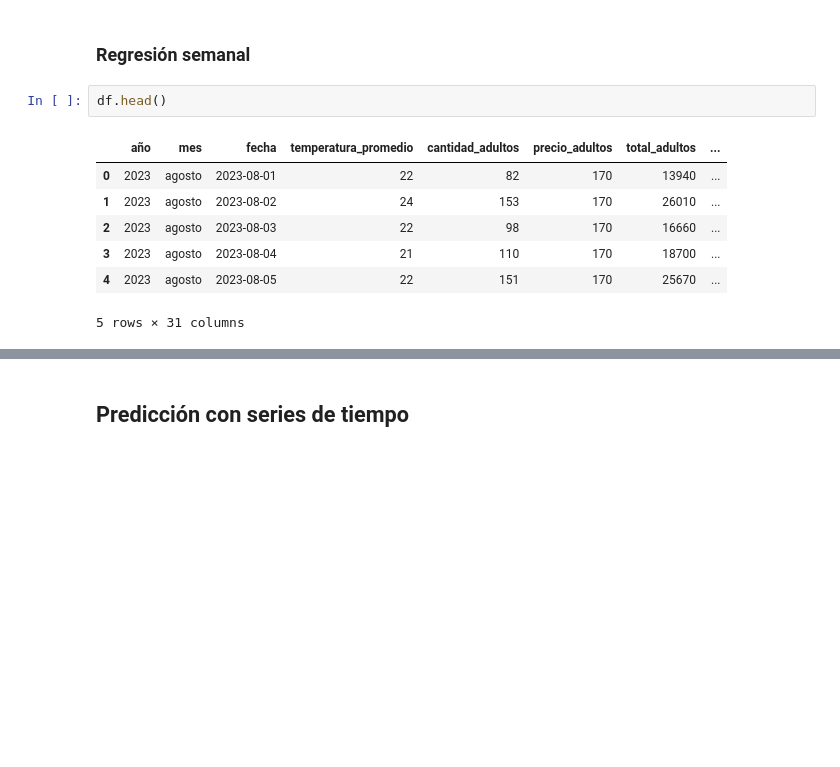
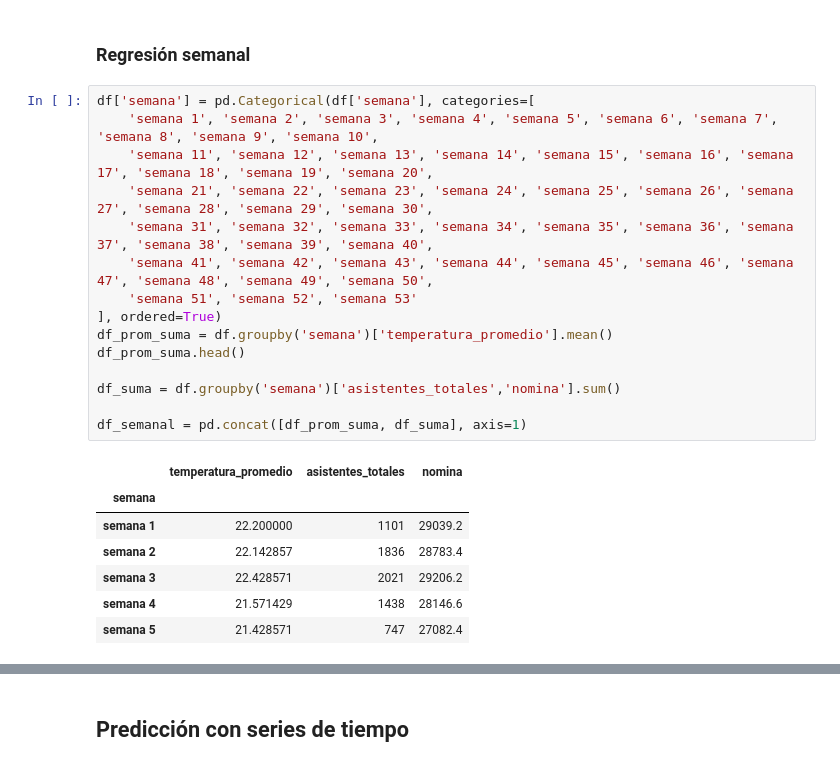
Before and after one commit to LuisMB09/lab_analisis_datos, a Jupyter notebook: Proyecto_Kelly.ipynb, the cells around one changed output, grey strips where cells are left out. Drawn from its saved outputs; the diff is of its cells as text; blank space fills up the shorter version.

Commit message:
regresión semanal

```diff
--- a/Proyecto_Kelly.ipynb
+++ b/Proyecto_Kelly.ipynb
@@ -586,12 +579,25 @@ Asistentes predecidos del nuevo día: 1,387.38
 # %% [markdown]
 ### Regresión semanal
 # %%
-df.head()
+df['semana'] = pd.Categorical(df['semana'], categories=[
+    'semana 1', 'semana 2', 'semana 3', 'semana 4', 'semana 5', 'semana 6', 'semana 7', 'semana 8', 'semana 9', 'semana 10',
+    'semana 11', 'semana 12', 'semana 13', 'semana 14', 'semana 15', 'semana 16', 'semana 17', 'semana 18', 'semana 19', 'semana 20',
+    'semana 21', 'semana 22', 'semana 23', 'semana 24', 'semana 25', 'semana 26', 'semana 27', 'semana 28', 'semana 29', 'semana 30',
+    'semana 31', 'semana 32', 'semana 33', 'semana 34', 'semana 35', 'semana 36', 'semana 37', 'semana 38', 'semana 39', 'semana 40',
+    'semana 41', 'semana 42', 'semana 43', 'semana 44', 'semana 45', 'semana 46', 'semana 47', 'semana 48', 'semana 49', 'semana 50',
+    'semana 51', 'semana 52', 'semana 53'
+], ordered=True)
+df_prom_suma = df.groupby('semana')['temperatura_promedio'].mean()
+df_prom_suma.head()
+
+df_suma = df.groupby('semana')['asistentes_totales','nomina'].sum()
+
+df_semanal = pd.concat([df_prom_suma, df_suma], axis=1)
 # %% [output]
-|  | año | mes | fecha | temperatura_promedio | cantidad_adultos | precio_adultos | total_adultos | ... |
-| 0 | 2023 | agosto | 2023-08-01 | 22 | 82 | 170 | 13940 | ... |
-| 1 | 2023 | agosto | 2023-08-02 | 24 | 153 | 170 | 26010 | ... |
-| 2 | 2023 | agosto | 2023-08-03 | 22 | 98 | 170 | 16660 | ... |
-| 3 | 2023 | agosto | 2023-08-04 | 21 | 110 | 170 | 18700 | ... |
-| 4 | 2023 | agosto | 2023-08-05 | 22 | 151 | 170 | 25670 | ... |
+|  | temperatura_promedio | asistentes_totales | nomina |
+| semana |  |  |  |
+| semana 1 | 22.200000 | 1101 | 29039.2 |
+| semana 2 | 22.142857 | 1836 | 28783.4 |
+| semana 3 | 22.428571 | 2021 | 29206.2 |
+| semana 4 | 21.571429 | 1438 | 28146.6 |
+| semana 5 | 21.428571 | 747 | 27082.4 |
-5 rows × 31 columns
```
Also changed, not shown: parts of 8 cells of this notebook.
